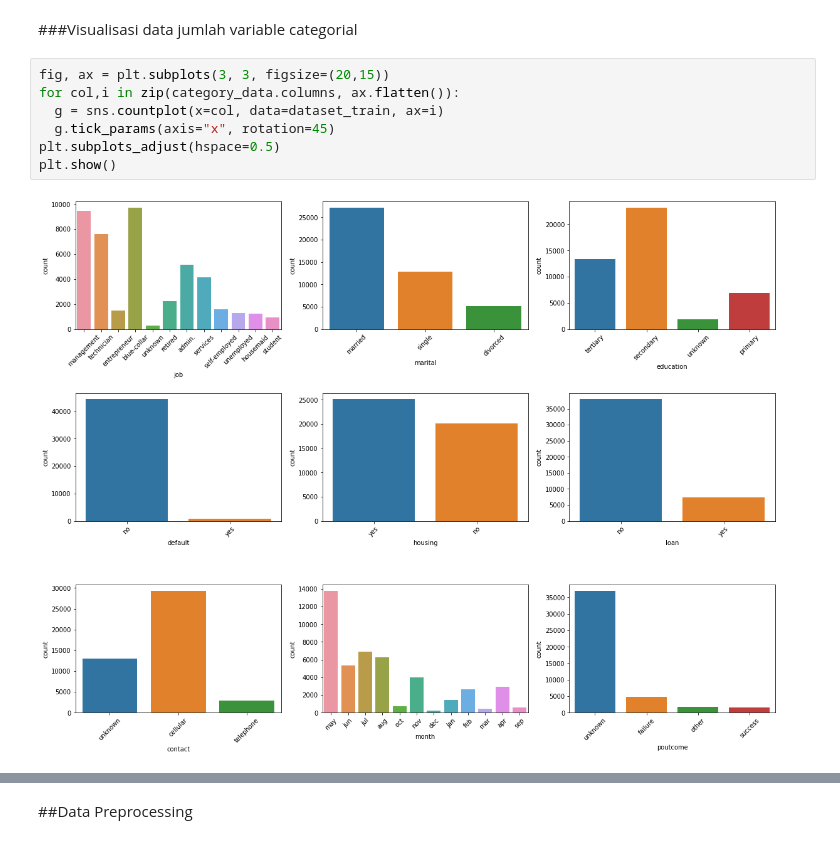
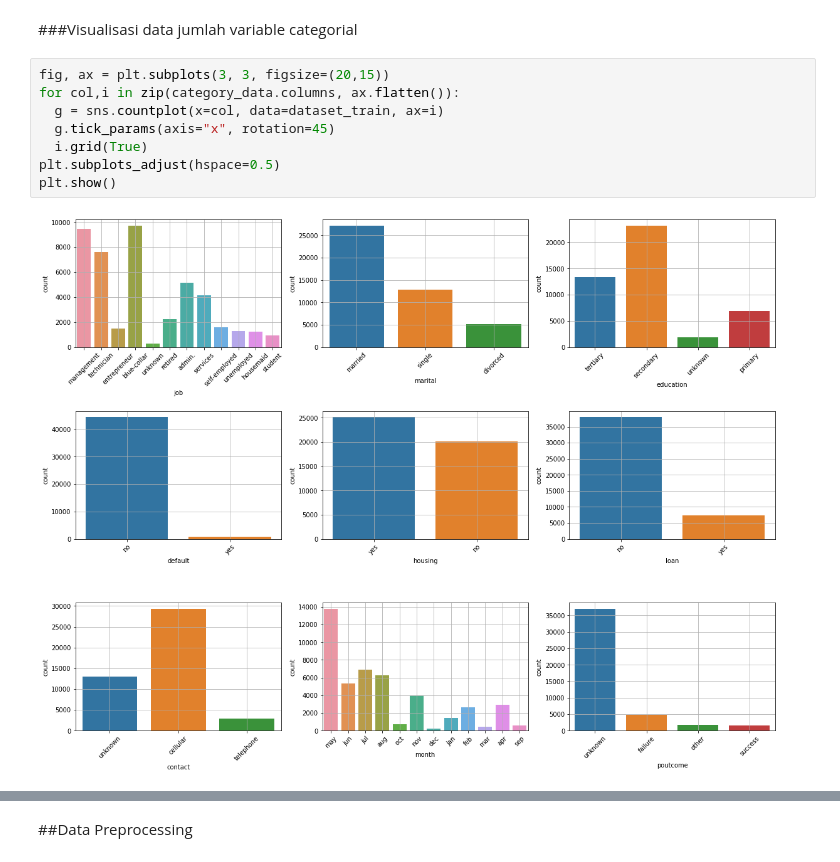
Before and after one commit to gigihsantoso/deeplearning---fintech, a Jupyter notebook: Deep_Learning_Fintech.ipynb, the cells around one changed output, grey strips where cells are left out. Drawn from its saved outputs; the diff is of its cells as text.

```diff
--- a/Deep_Learning_Fintech.ipynb
+++ b/Deep_Learning_Fintech.ipynb
@@ -264,9 +264,10 @@ category_data
 # %%
 fig, ax = plt.subplots(3, 3, figsize=(20,15))
 for col,i in zip(category_data.columns, ax.flatten()):
   g = sns.countplot(x=col, data=dataset_train, ax=i)
   g.tick_params(axis="x", rotation=45)
+  i.grid(True)
 plt.subplots_adjust(hspace=0.5)
 plt.show()
 # %% [output]
-[figure, old version]
+[figure, new version]
```
Also changed, not shown: parts of 21 cells of this notebook.
